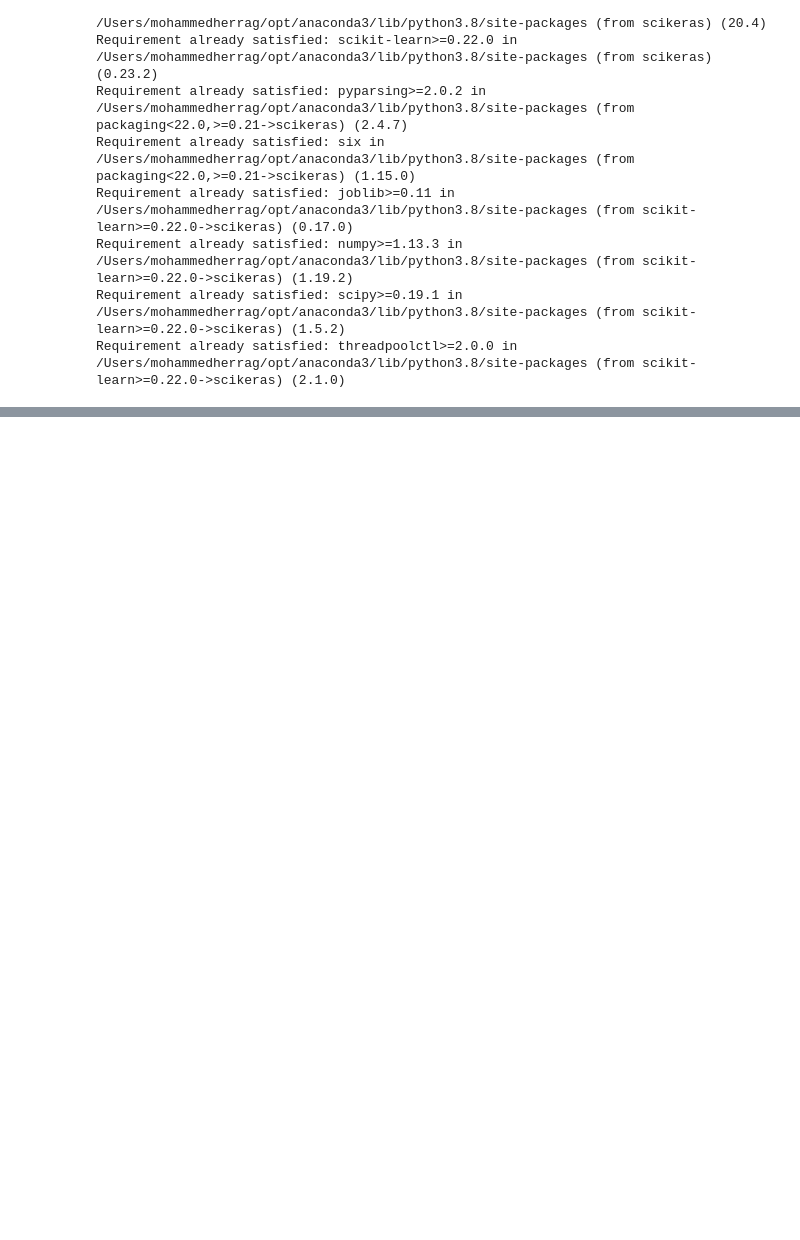
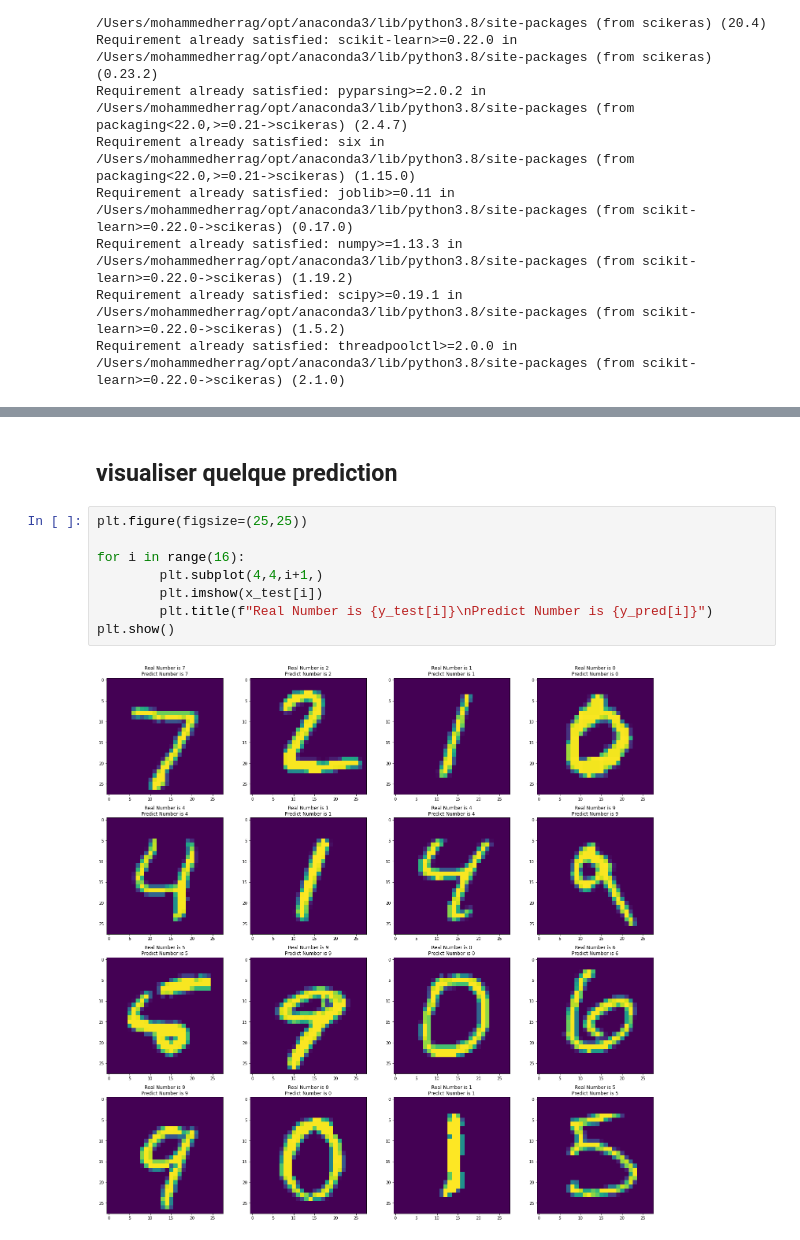
Before and after one commit to Herrag-Mohammed/classification_des_images-MNIST-_avec_CNN, a Jupyter notebook: cnn.ipynb, the cells around one changed output, grey strips where cells are left out. Cells and saved outputs as stored; diff of their text form; blank space fills up the shorter version.

```diff
--- a/cnn.ipynb
+++ b/cnn.ipynb
@@ -158,0 +218,12 @@ TypeError: xlabel() missing 1 required positional argument: 'xlabel'
+# %% [markdown]
+## visualiser quelque prediction
+# %%
+plt.figure(figsize=(25,25))
+
+for i in range(16):
+        plt.subplot(4,4,i+1,)
+        plt.imshow(x_test[i])
+        plt.title(f"Real Number is {y_test[i]}\nPredict Number is {y_pred[i]}")
+plt.show()
+# %% [output]
+[figure, added]
```
Also changed, not shown: parts of 18 cells of this notebook, 1 other file.
